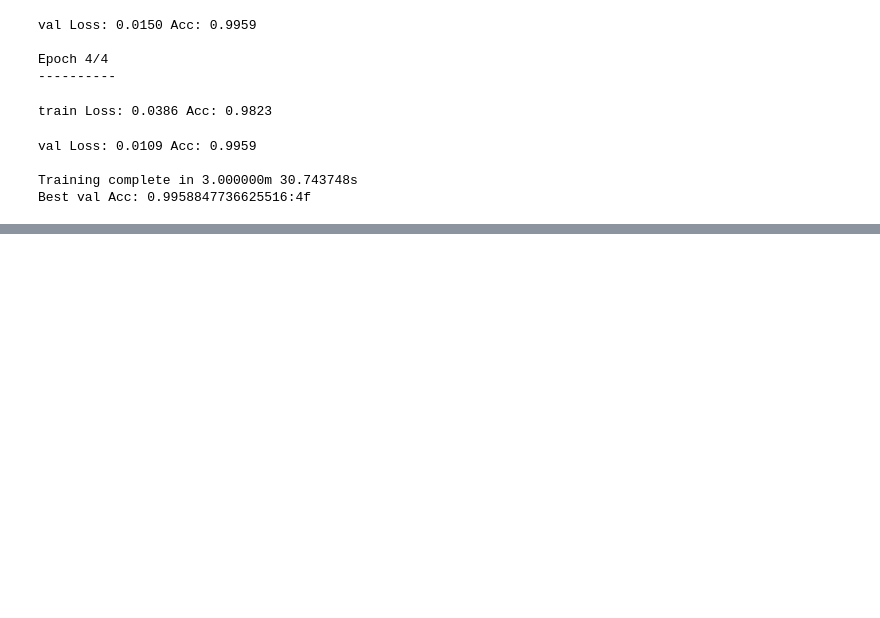
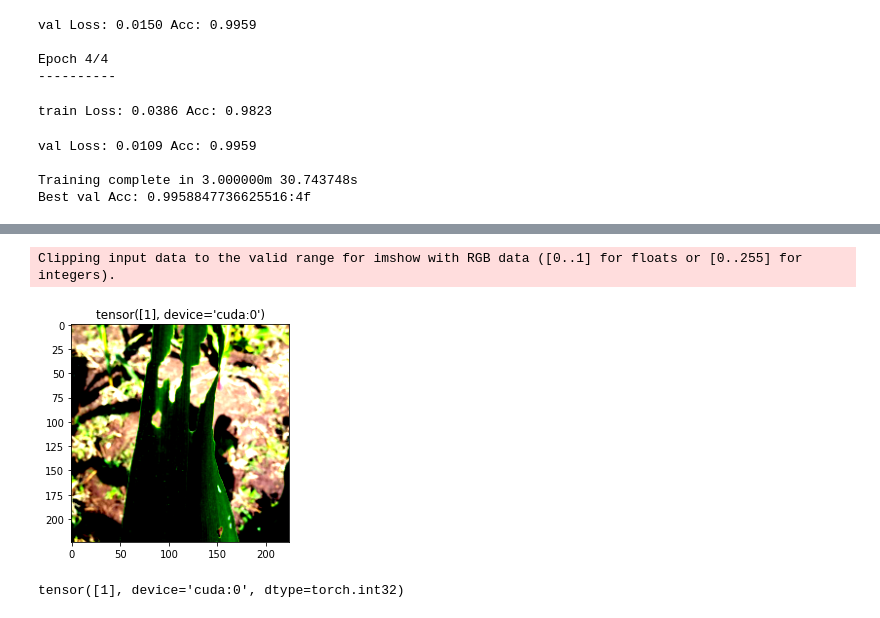
Before and after one commit to Chandu-4444/Data-Science, a Jupyter notebook: Zindi/Armyworm Challenge/Script.ipynb, the cells around one changed output, grey strips where cells are left out. Saved outputs shown, nothing was run; the diff lists cells and outputs as text; code cells hidden in the pictures; blank space fills up the shorter version.

```diff
--- a/Zindi/Armyworm Challenge/Script.ipynb
+++ b/Zindi/Armyworm Challenge/Script.ipynb
@@ -287,0 +320,13 @@ for idx in np.arange(10):
+# %%
+test_dataloader = torch.utils.data.DataLoader(test_dataset, batch_size = len(test_dataset), shuffle=False)
+images, label = next(iter(test_dataloader))
+# %%
+idx = 108
+input_tensor = images[idx]
+img = images[idx].numpy().transpose(1, 2, 0)
+plt.imshow(img)
+plt.title(torch.argmax(model_ft(images[idx].unsqueeze(0).to(DEVICE)), dim=1))
+plt.show()
+# %% [output]
+Clipping input data to the valid range for imshow with RGB data ([0..1] for floats or [0..255] for integers).
+[figure, added]
@@ -287,0 +348,6 @@ for idx in np.arange(10):
+# %%
+class_idx = torch.topk(pred_probabilities,1)[1].int()
+
+class_idx
+# %% [output]
+tensor([1], device='cuda:0', dtype=torch.int32)
```
Also changed, not shown: parts of 15 cells of this notebook, 1 other file.
